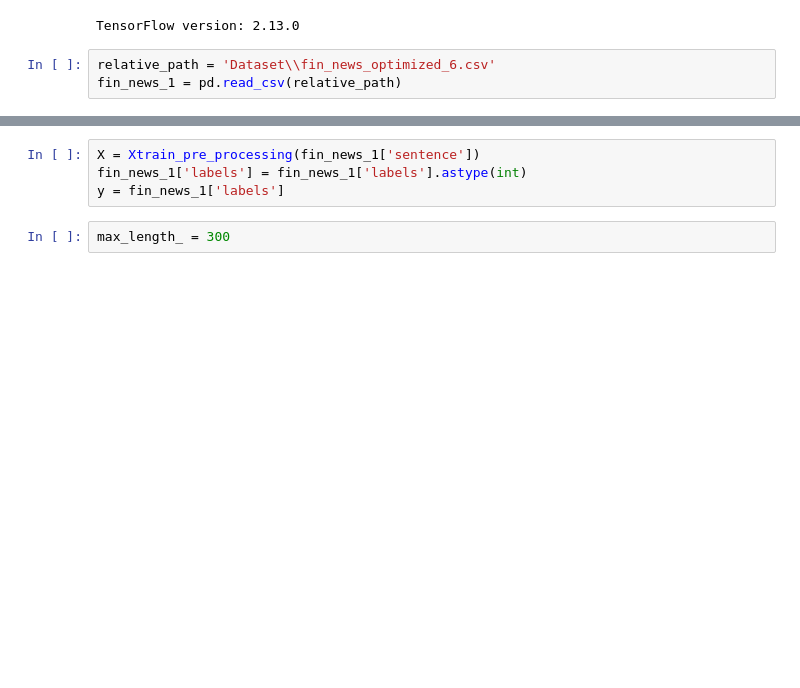
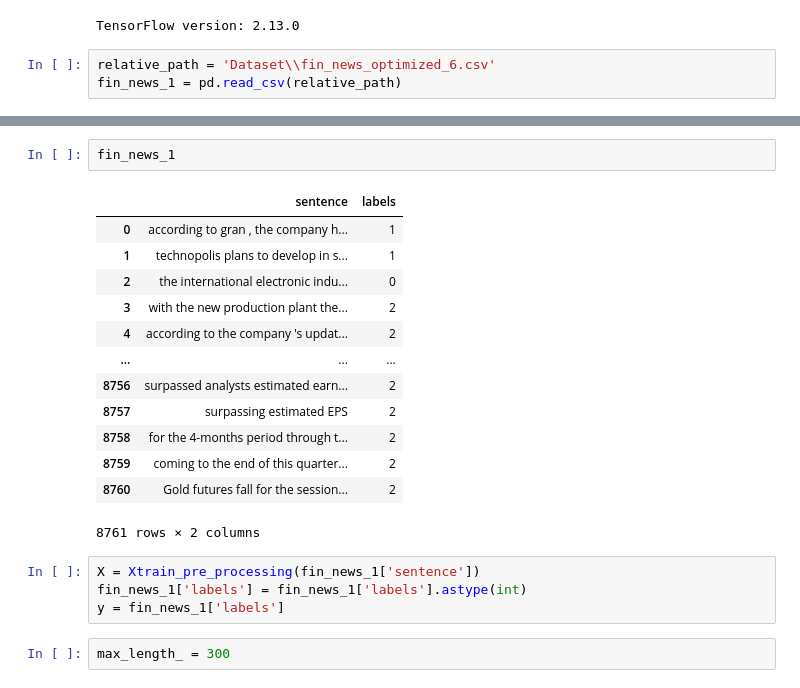
Before and after one commit to Ben9991/Viklund, a Jupyter notebook: Viklund Model Live Usage-Multi Stock.ipynb, the cells around one changed output, grey strips where cells are left out. Saved outputs shown, nothing was run; the diff lists cells and outputs as text; blank space fills up the shorter version.

```diff
--- a/Viklund Model Live Usage-Multi Stock.ipynb
+++ b/Viklund Model Live Usage-Multi Stock.ipynb
@@ -307,3 +312,19 @@ fin_news_1 = pd.read_csv(relative_path)
+# %%
+fin_news_1
+# %% [output]
+|  | sentence | labels |
+| 0 | according to gran , the company h... | 1 |
+| 1 | technopolis plans to develop in s... | 1 |
+| 2 | the international electronic indu... | 0 |
+| 3 | with the new production plant the... | 2 |
+| 4 | according to the company 's updat... | 2 |
+| ... | ... | ... |
+| 8756 | surpassed analysts estimated earn... | 2 |
+| 8757 | surpassing estimated EPS | 2 |
+| 8758 | for the 4-months period through t... | 2 |
+| 8759 | coming to the end of this quarter... | 2 |
+| 8760 | Gold futures fall for the session... | 2 |
+8761 rows × 2 columns
 # %%
 X = Xtrain_pre_processing(fin_news_1['sentence'])
 fin_news_1['labels'] = fin_news_1['labels'].astype(int)
```
Also changed, not shown: parts of 56 cells of this notebook.
